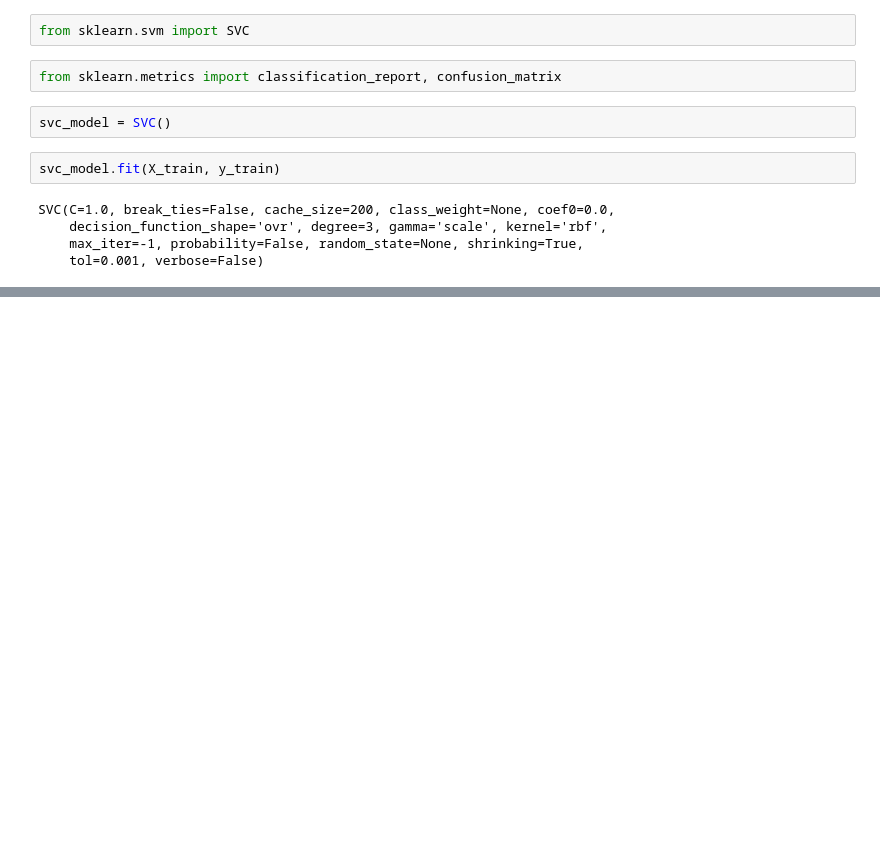
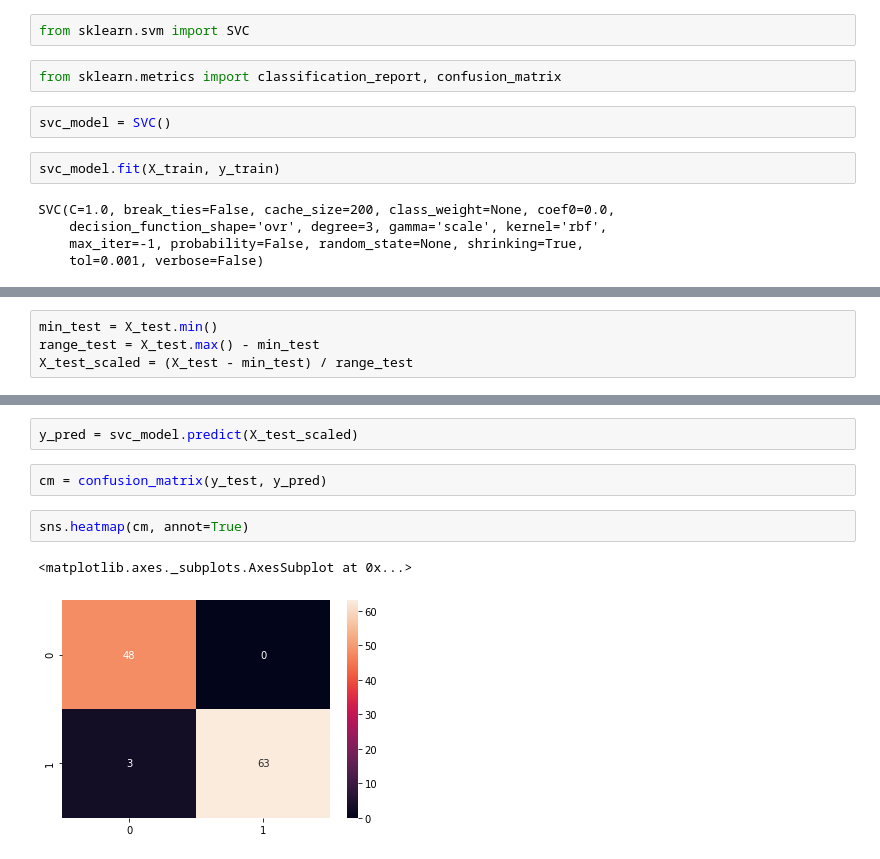
Before and after one commit to alighasemi78/Breast_Cancer_Classification, a Jupyter notebook: breast_cancer_classification.ipynb, the cells around one changed output, grey strips where cells are left out. Cells and saved outputs as stored; diff of their text form; blank space fills up the shorter version.

```diff
--- a/breast_cancer_classification.ipynb
+++ b/breast_cancer_classification.ipynb
@@ -255,0 +297,4 @@ SVC(C=1.0, break_ties=False, cache_size=200, class_weight=None, coef0=0.0,
+# %%
+min_test = X_test.min()
+range_test = X_test.max() - min_test
+X_test_scaled = (X_test - min_test) / range_test
@@ -255,0 +308,9 @@ SVC(C=1.0, break_ties=False, cache_size=200, class_weight=None, coef0=0.0,
+# %%
+y_pred = svc_model.predict(X_test_scaled)
+# %%
+cm = confusion_matrix(y_test, y_pred)
+# %%
+sns.heatmap(cm, annot=True)
+# %% [output]
+<matplotlib.axes._subplots.AxesSubplot at 0x...>
+[figure, added]
```
Also changed, not shown: parts of 29 cells of this notebook.
